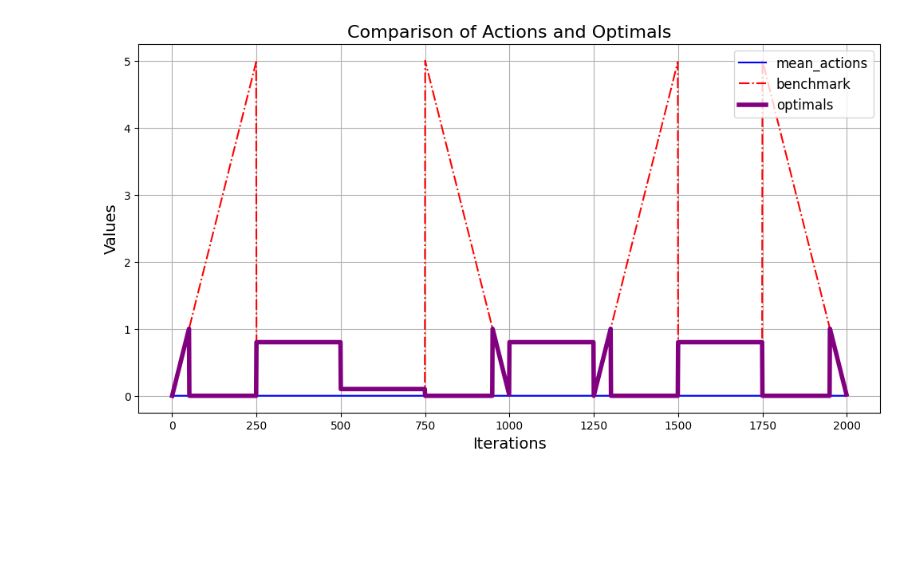
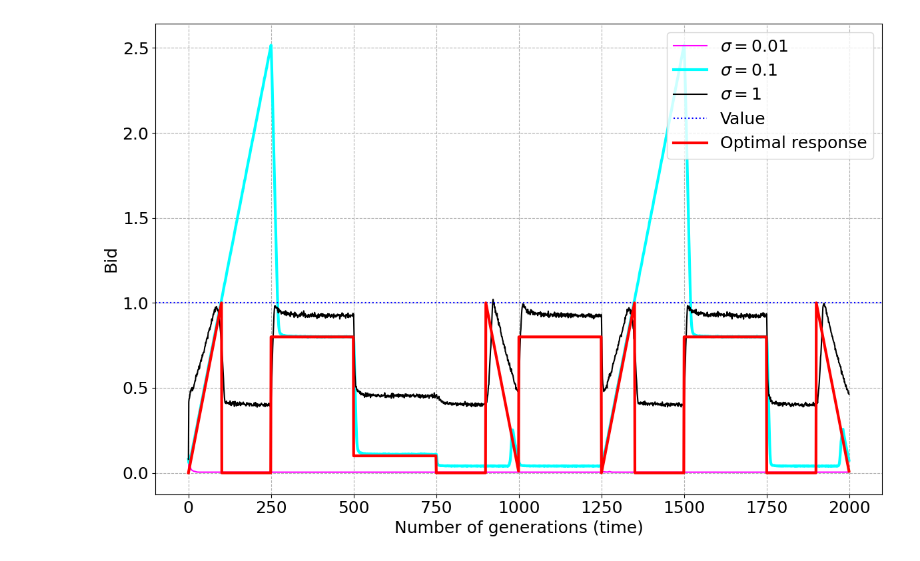
Before and after one commit to BGasperov/FERLUDE, a Jupyter notebook: code/Higher order mutation rates for an all-pay auction - single population vs bmark.ipynb, the cells around one changed output. Drawn from its saved outputs; the diff is of its cells as text; code cells hidden in the pictures; blank space fills up the shorter version.

```diff
--- a/code/Higher order mutation rates for an all-pay auction - single population vs bmark.ipynb
+++ b/code/Higher order mutation rates for an all-pay auction - single population vs bmark.ipynb
@@ -98,21 +99,21 @@ class PopulationEvolution:
         '''
         a1 = self.play(solution)
         if time < self.nr_of_generations/8:
-            a2 = 40*time/self.nr_of_generations
+            a2 = 20*time/self.nr_of_generations
         elif time < self.nr_of_generations/4:
             a2 = 0.8
         elif time < 3*self.nr_of_generations/8:
             a2 = 0.1
         elif time < self.nr_of_generations/2:
-            a2 = 40*(self.nr_of_generations/2-time)/self.nr_of_generations
+            a2 = 20*(self.nr_of_generations/2-time)/self.nr_of_generations
         elif time < 5*self.nr_of_generations/8:
             a2 = 0.8
         elif time < 3*self.nr_of_generations/4:
-            a2 = 40*(time-5*self.nr_of_generations/8)/self.nr_of_generations
+            a2 = 20*(time-5*self.nr_of_generations/8)/self.nr_of_generations
         elif time < 7*self.nr_of_generations/8:
             a2 = 0.8
         else:
-            a2 = 40*(self.nr_of_generations-time)/self.nr_of_generations
+            a2 = 20*(self.nr_of_generations-time)/self.nr_of_generations
         if a1 > a2:
             return value-a1, -a2, a1, a2
         elif a1 == a2:
@@ -135,7 +136,7 @@ class PopulationEvolution:
                     new_solution[i] = solution[i]+np.random.normal(0, abs(solution[self.main_genotype_length]))
         else:
             if self.referential == False:
-                new_solution = solution + np.random.normal(0, mrate)
+                new_solution = solution + np.random.normal(0, mrate, len(solution))
             else:
                 new_solution = solution + np.random.normal(0, abs(new_solution)) #check
         return new_solution
@@ -155,7 +156,7 @@ class PopulationEvolution:
                     new_solution[i] = solution[i]+np.random.normal(solution[self.main_genotype_length],mrate)
         else:
             if self.referential == False:
-                new_solution = solution + np.random.normal(0, mrate)
+                new_solution = solution + np.random.normal(0, mrate, len(solution))
             else:
                 new_solution = solution + np.random.normal(0, mrate+abs(new_solution)) #check
         return new_solution
@@ -236,27 +276,34 @@ mean_scores1, mean_scores2, std_scores1, std_scores2, mean_as1, mean_as2, std_as
 # %%
-import matplotlib.pyplot as plt
-
 # Create a larger figure
-plt.figure(figsize=(12, 6))
+plt.figure(figsize=(12, 8))
 
 # Plot with adjusted line widths and styles
-plt.plot(mean_as1[0:2000], label="mean_actions", linestyle='-', color='b')
+plt.plot(smean_as1[0:2000], label="$\sigma=0.01$", linestyle='-', color='magenta')
+plt.plot(smean_as2[0:2000], label="$\sigma=0.1$", linestyle='-', linewidth=3, color='cyan')
+plt.plot(smean_as3[0:2000], label="$\sigma=1$", linestyle='-', color='black')
 #plt.plot(mean_as1_elite[0:2000], linewidth=4, label="mean_actions_elites", linestyle='--', color='g')
-plt.plot(mean_as2[0:2000], label="benchmark", linestyle='-.', color='r')
+#plt.plot(mean_as2[0:2000], label="Benchmark strategy", linewidth=2, linestyle='--', color='purple')
+plt.axhline(y=1, color='b', label = "Value", linestyle='dotted')
 
 # Modify the optimals
 optimals = mean_as2[0:2000].copy()  # Avoid modifying the original array
 optimals[optimals > popevo.value] = 0
-plt.plot(optimals, label="optimals", linewidth=4, linestyle='-', color='purple')
+plt.plot(optimals, label="Optimal response", linewidth=3, linestyle='-', color='red')
+#plt.plot(abs(mean_meta_1s[0:2000,0]), color="green")
+#plt.plot(abs(mean_meta_1s[0:2000,1]), color="cyan")
 
 # Add legend, grid, and labels
-plt.legend(loc="upper right", fontsize=12)
-plt.title("Comparison of Actions and Optimals", fontsize=16)
-plt.xlabel("Iterations", fontsize=14)
-plt.ylabel("Values", fontsize=14)
-plt.grid(True)
+plt.legend(loc="upper right", fontsize=18)
+#plt.title("Benchmark bidding strategy vs optimal response", fontsize=16)
+plt.xlabel("Number of generations (time)", fontsize=18)
+plt.xticks(fontsize=18)
+plt.yticks(fontsize=18)
+plt.ylabel("Bid", fontsize=18)
+plt.grid(True, linestyle="--")
+plt.tight_layout()
+plt.savefig("constant_mut2.pdf")
 
 # Show the plot
 plt.show()
 # %% [output]
-[figure, old version]
+[figure, new version]
```
Also changed, not shown: parts of 9 cells of this notebook.
